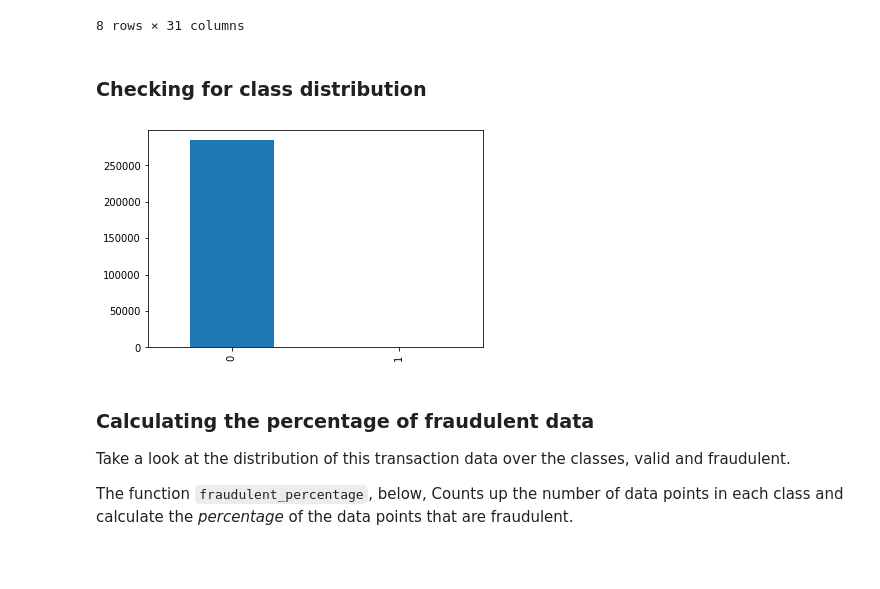
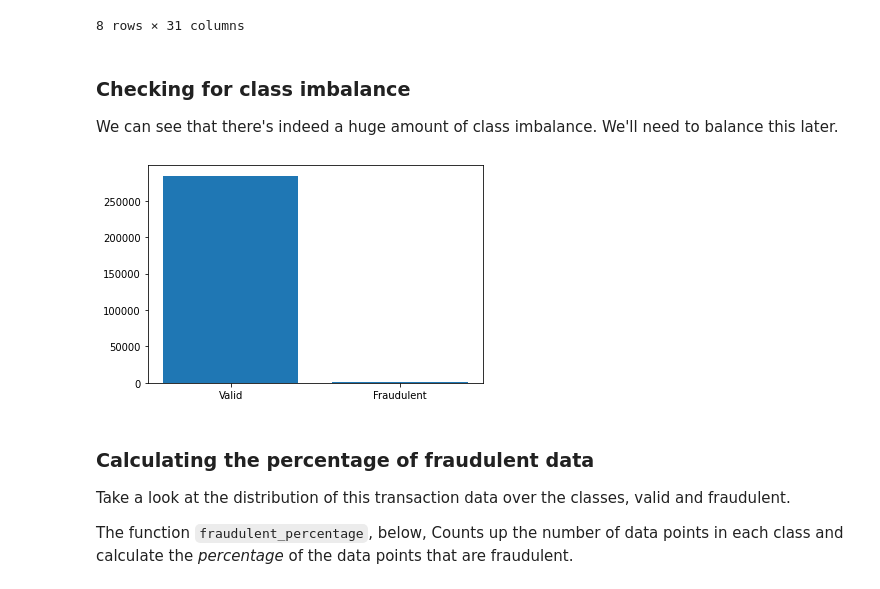
Before and after one commit to SamyySwift/Fraud_Detection, a Jupyter notebook: Fraud_Detection.ipynb, the cells around one changed output. Saved outputs shown, nothing was run; the diff lists cells and outputs as text; code cells hidden in the pictures; blank space fills up the shorter version.

```diff
--- a/Fraud_Detection.ipynb
+++ b/Fraud_Detection.ipynb
@@ -99,12 +76,13 @@ transaction_df.describe()
 | 75% | 139320.500000 | 1.315642e+00 | 8.037239e-01 | 1.027196e+00 | 7.433413e-01 | 6.119264e-01 | 3.985649e-01 | 5.704361e-01 | 3.273459e-01 | 5.971390e-01 | ... | ... |
 | max | 172792.000000 | 2.454930e+00 | 2.205773e+01 | 9.382558e+00 | 1.687534e+01 | 3.480167e+01 | 7.330163e+01 | 1.205895e+02 | 2.000721e+01 | 1.559499e+01 | ... | ... |
 8 rows × 31 columns
-# %% [markdown]
-### Checking for class distribution
-# %%
-transaction_df['Class'].value_counts().plot(kind='bar');
-# %% [output]
-[figure, removed]
+# %% [markdown]
+### Checking for class imbalance
+We can see that there's  indeed a huge amount of class imbalance. We'll need to balance this later.
+# %%
+plt.bar(transaction_df['Class'].unique(), transaction_df['Class'].value_counts(), tick_label = ['Valid', 'Fraudulent']);
+# %% [output]
+[figure, added]
 # %% [markdown]
 ### Calculating the percentage of fraudulent data
 
```
Also changed, not shown: parts of 79 cells of this notebook, 1 other file.
